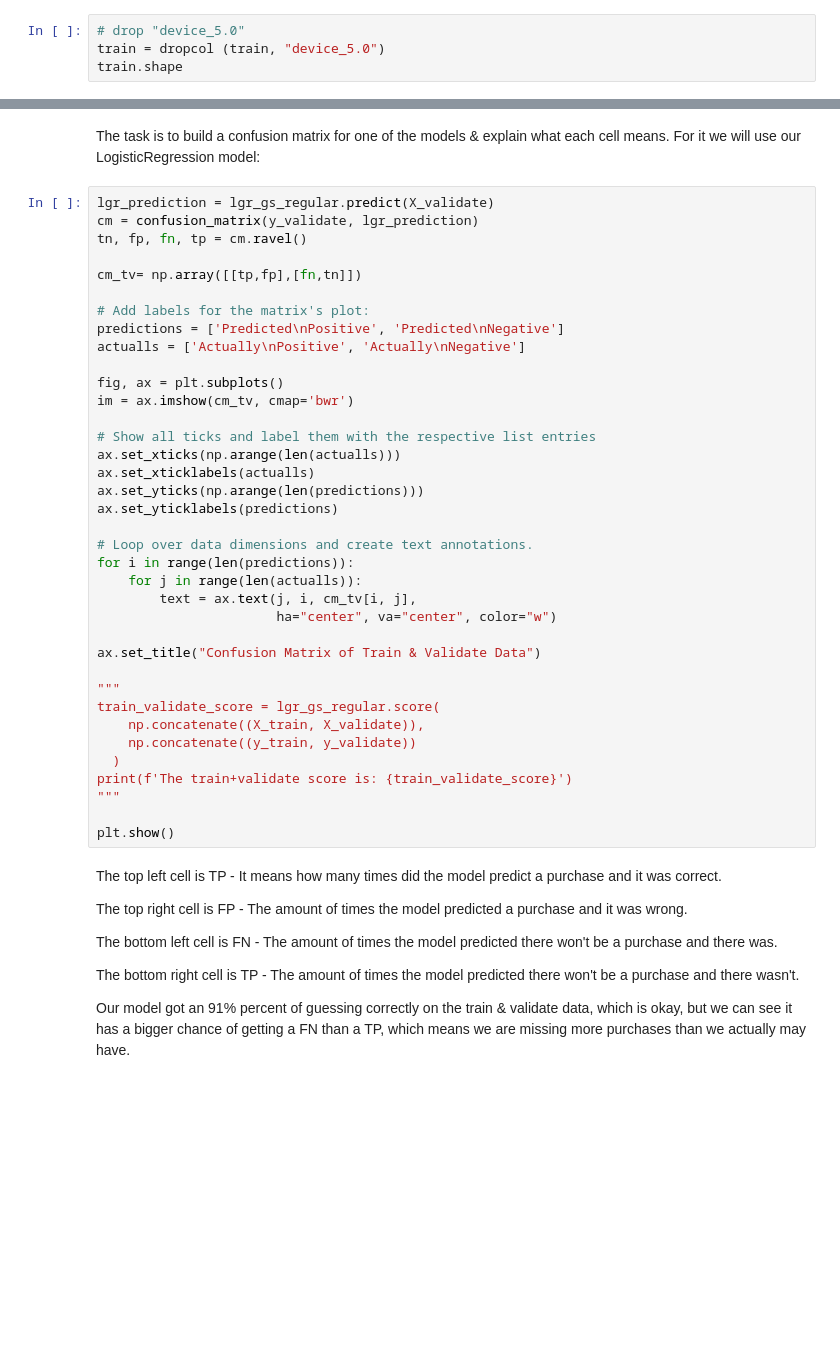
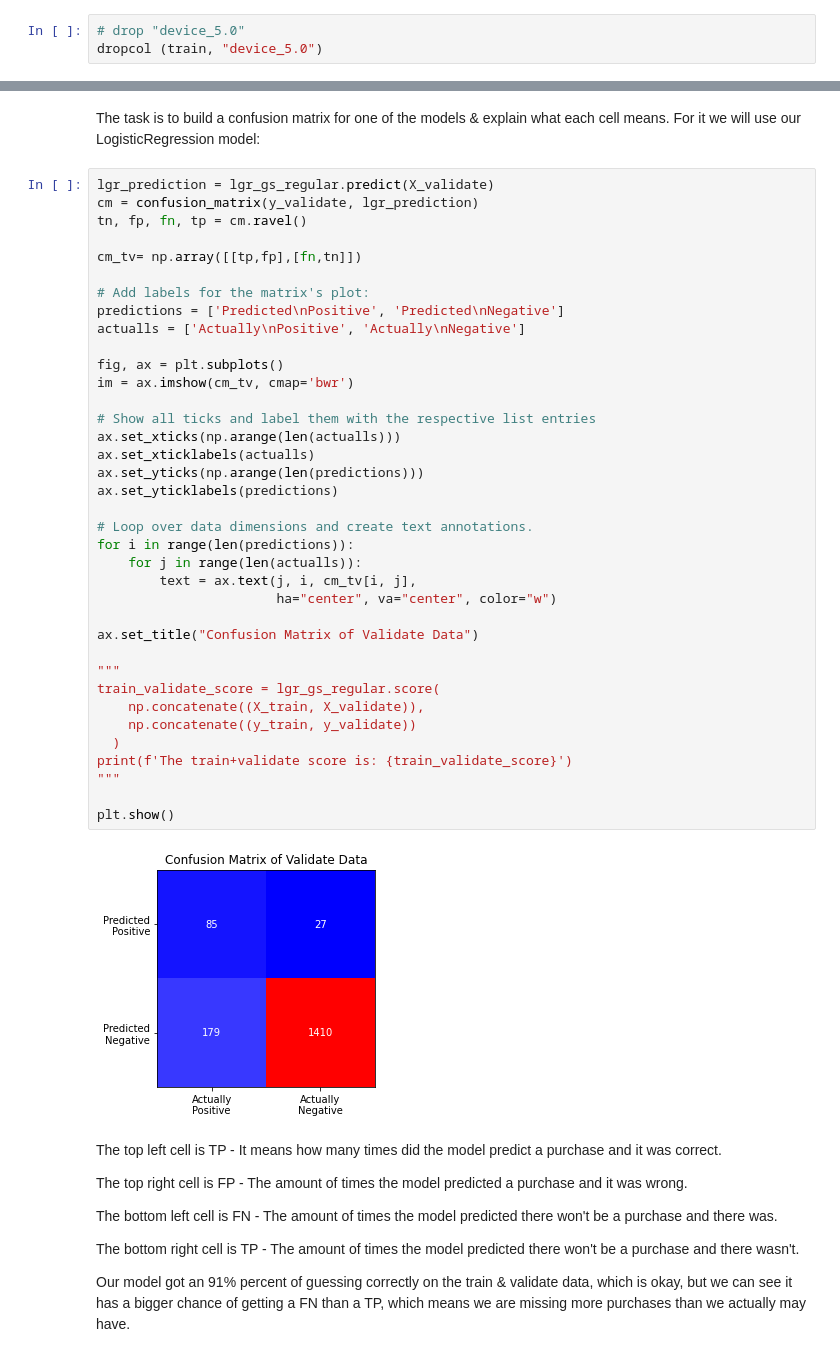
Before and after one commit to daniellepidt/ecommerce-machine-learning, a Jupyter notebook: final/Final_Project_ML_group7.ipynb, the cells around one changed output, grey strips where cells are left out. Cells and saved outputs as stored; diff of their text form; blank space fills up the shorter version.

```diff
--- a/final/Final_Project_ML_group7.ipynb
+++ b/final/Final_Project_ML_group7.ipynb
@@ -829,5 +838,4 @@ test = categorical_to_binary (test, ["closeness_to_holiday", "device", "Region",
 #                                         [1, 2, 3, 4, 5 ,6, 7, 8, 9, 10, 11, 12])
 # %%
 # drop "device_5.0"
-train = dropcol (train, "device_5.0")
-train.shape
+dropcol (train, "device_5.0")
@@ -1089,34 +1149,36 @@ cm_tv= np.array([[tp,fp],[fn,tn]])
 
 # Add labels for the matrix's plot:
 predictions = ['Predicted\nPositive', 'Predicted\nNegative']
 actualls = ['Actually\nPositive', 'Actually\nNegative']
 
 fig, ax = plt.subplots()
 im = ax.imshow(cm_tv, cmap='bwr')
 
 # Show all ticks and label them with the respective list entries
 ax.set_xticks(np.arange(len(actualls)))
 ax.set_xticklabels(actualls)
 ax.set_yticks(np.arange(len(predictions)))
 ax.set_yticklabels(predictions)
 
 # Loop over data dimensions and create text annotations.
 for i in range(len(predictions)):
     for j in range(len(actualls)):
         text = ax.text(j, i, cm_tv[i, j],
                        ha="center", va="center", color="w")
 
-ax.set_title("Confusion Matrix of Train & Validate Data")
+ax.set_title("Confusion Matrix of Validate Data")
 
 """
 train_validate_score = lgr_gs_regular.score(
     np.concatenate((X_train, X_validate)),
     np.concatenate((y_train, y_validate))
   )
 print(f'The train+validate score is: {train_validate_score}')
 """
 
 plt.show()
+# %% [output]
+[figure, added]
 # %% [markdown]
 The top left cell is TP - It means how many times did the model predict a purchase and it was correct.
 
```
Also changed, not shown: parts of 27 cells of this notebook, 1 other file.
